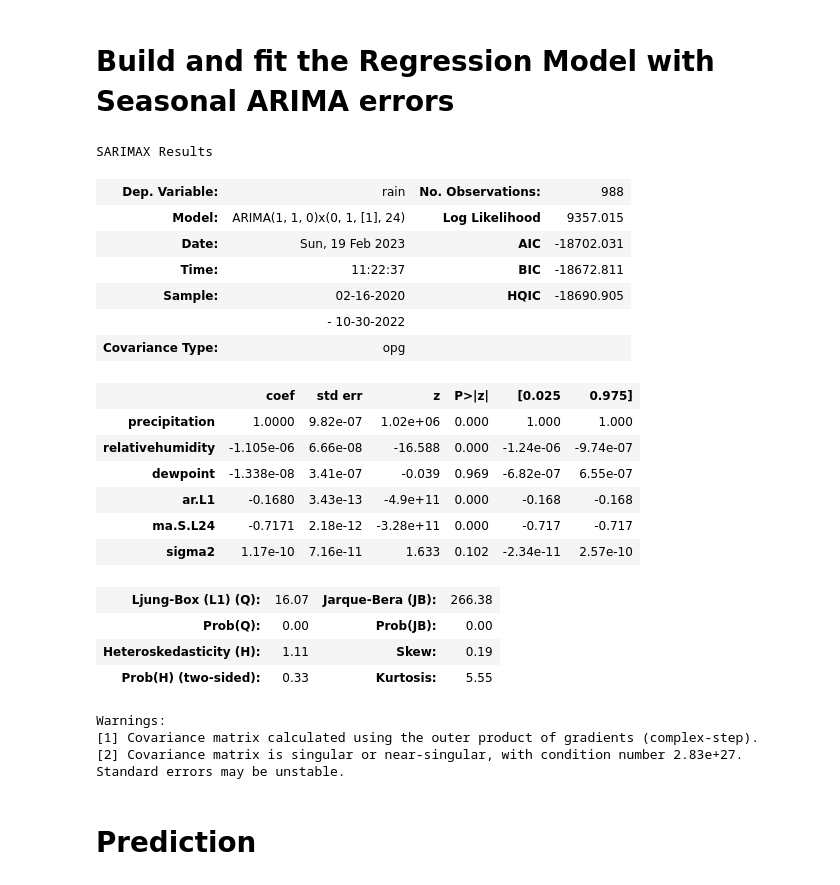
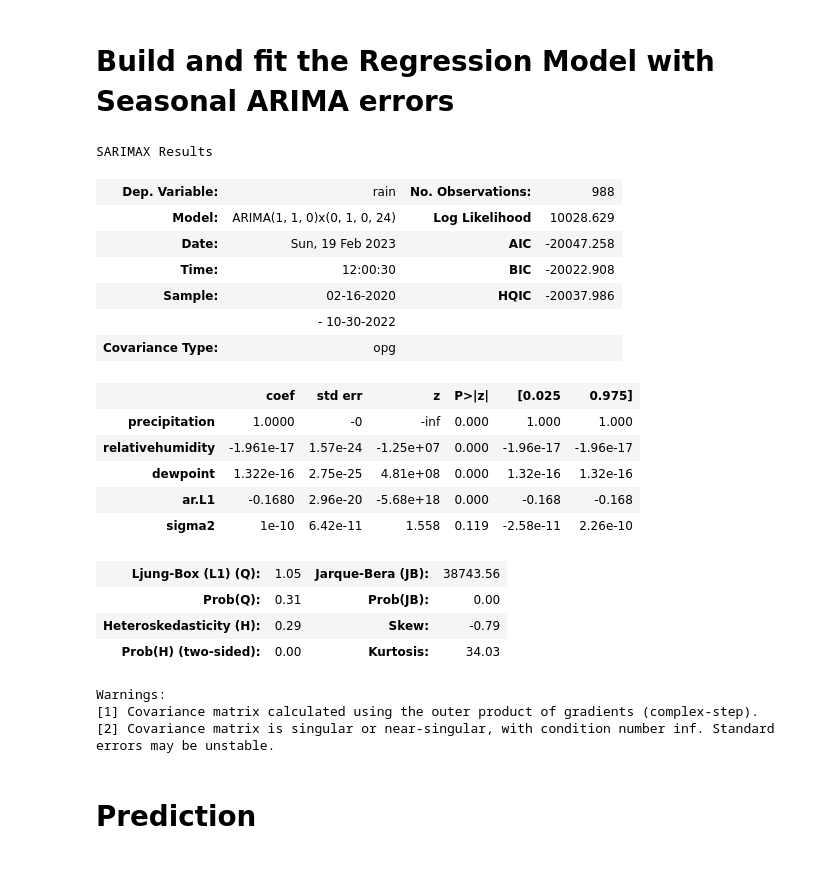
Before and after one commit to prajwalDU/RainFall_Prediction, a Jupyter notebook: Log9.ipynb, the cells around one changed output. Cells and saved outputs as stored; diff of their text form; code cells hidden in the pictures.

```diff
--- a/Log9.ipynb
+++ b/Log9.ipynb
@@ -340,32 +335,31 @@ X_train_minus_intercept = X_train_minus_intercept.asfreq('D')
 
 y_train = y_train.asfreq('D')
 # %%
-sarimax_model = ARIMA(endog=y_train, exog=X_train_minus_intercept,order=(1,1,0), seasonal_order=(0,1,1,24))
+sarimax_model = ARIMA(endog=y_train, exog=X_train_minus_intercept,order=(1,1,0), seasonal_order=(0,1,0,24))
 sarimax_results = sarimax_model.fit()
 sarimax_results.summary()
 # %% [output]
 SARIMAX Results
 | Dep. Variable: | rain | No. Observations: | 988 |
-| Model: | ARIMA(1, 1, 0)x(0, 1, [1], 24) | Log Likelihood | 9357.015 |
-| Date: | Sun, 19 Feb 2023 | AIC | -18702.031 |
-| Time: | 11:22:37 | BIC | -18672.811 |
-| Sample: | 02-16-2020 | HQIC | -18690.905 |
+| Model: | ARIMA(1, 1, 0)x(0, 1, 0, 24) | Log Likelihood | 10028.629 |
+| Date: | Sun, 19 Feb 2023 | AIC | -20047.258 |
+| Time: | 12:00:30 | BIC | -20022.908 |
+| Sample: | 02-16-2020 | HQIC | -20037.986 |
 |  | - 10-30-2022 |  |  |
 | Covariance Type: | opg |  |  |
 |  | coef | std err | z | P>|z| | [0.025 | 0.975] |
-| precipitation | 1.0000 | 9.82e-07 | 1.02e+06 | 0.000 | 1.000 | 1.000 |
-| relativehumidity | -1.105e-06 | 6.66e-08 | -16.588 | 0.000 | -1.24e-06 | -9.74e-07 |
-| dewpoint | -1.338e-08 | 3.41e-07 | -0.039 | 0.969 | -6.82e-07 | 6.55e-07 |
-| ar.L1 | -0.1680 | 3.43e-13 | -4.9e+11 | 0.000 | -0.168 | -0.168 |
-| ma.S.L24 | -0.7171 | 2.18e-12 | -3.28e+11 | 0.000 | -0.717 | -0.717 |
-| sigma2 | 1.17e-10 | 7.16e-11 | 1.633 | 0.102 | -2.34e-11 | 2.57e-10 |
+| precipitation | 1.0000 | -0 | -inf | 0.000 | 1.000 | 1.000 |
+| relativehumidity | -1.961e-17 | 1.57e-24 | -1.25e+07 | 0.000 | -1.96e-17 | -1.96e-17 |
+| dewpoint | 1.322e-16 | 2.75e-25 | 4.81e+08 | 0.000 | 1.32e-16 | 1.32e-16 |
+| ar.L1 | -0.1680 | 2.96e-20 | -5.68e+18 | 0.000 | -0.168 | -0.168 |
+| sigma2 | 1e-10 | 6.42e-11 | 1.558 | 0.119 | -2.58e-11 | 2.26e-10 |
-| Ljung-Box (L1) (Q): | 16.07 | Jarque-Bera (JB): | 266.38 |
-| Prob(Q): | 0.00 | Prob(JB): | 0.00 |
-| Heteroskedasticity (H): | 1.11 | Skew: | 0.19 |
-| Prob(H) (two-sided): | 0.33 | Kurtosis: | 5.55 |
+| Ljung-Box (L1) (Q): | 1.05 | Jarque-Bera (JB): | 38743.56 |
+| Prob(Q): | 0.31 | Prob(JB): | 0.00 |
+| Heteroskedasticity (H): | 0.29 | Skew: | -0.79 |
+| Prob(H) (two-sided): | 0.00 | Kurtosis: | 34.03 |
 Warnings:
 [1] Covariance matrix calculated using the outer product of gradients (complex-step).
-[2] Covariance matrix is singular or near-singular, with condition number 2.83e+27. Standard errors may be unstable.
+[2] Covariance matrix is singular or near-singular, with condition number inf. Standard errors may be unstable.
 # %% [markdown]
 # Prediction
 # %%
```
Also changed, not shown: parts of 5 cells of this notebook.
